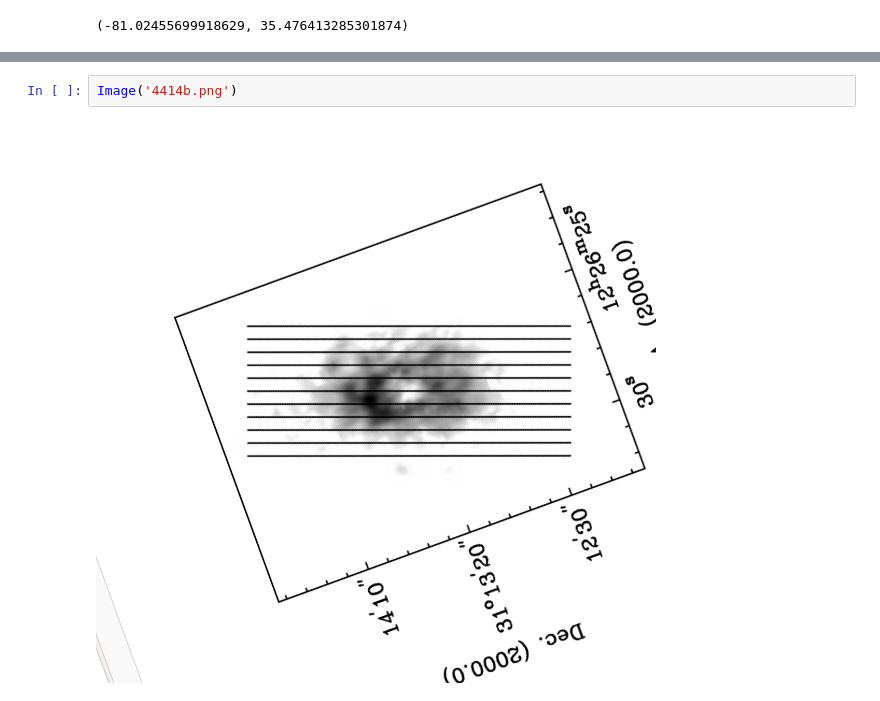
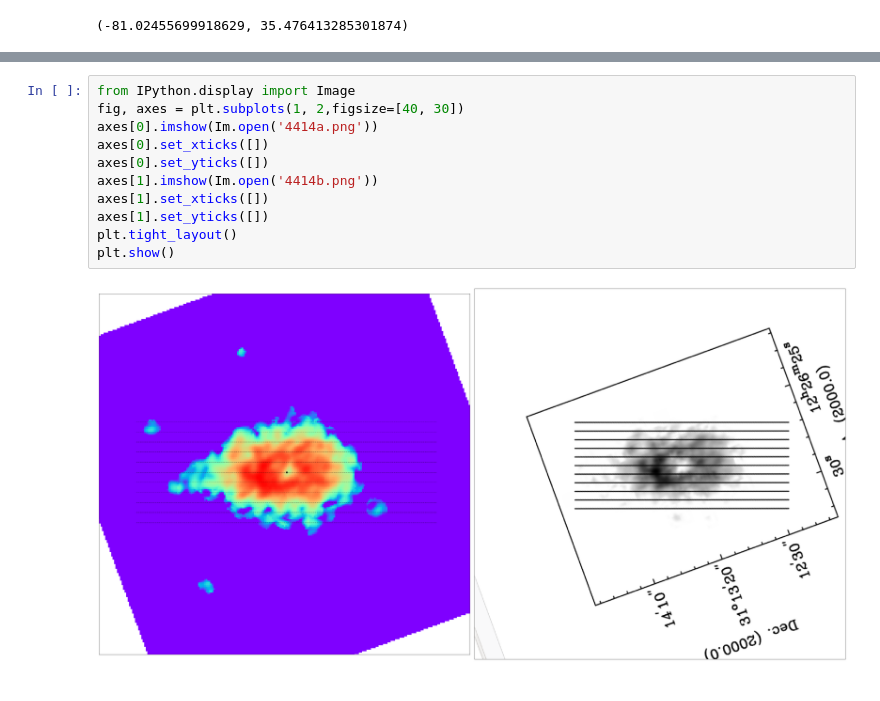
Before and after one commit to strawberryfieldss/galaxy, a Jupyter notebook: new/pyTWR-master/NGC4414.ipynb, the cells around one changed output, grey strips where cells are left out. Drawn from its saved outputs; the diff is of its cells as text.

```diff
--- a/new/pyTWR-master/NGC4414.ipynb
+++ b/new/pyTWR-master/NGC4414.ipynb
@@ -384,4 +404,13 @@ Image('4414a.png')
-# %%
-Image('4414b.png')
-# %% [output]
-[figure, removed]
+# %%
+from IPython.display import Image
+fig, axes = plt.subplots(1, 2,figsize=[40, 30])
+axes[0].imshow(Im.open('4414a.png'))
+axes[0].set_xticks([])
+axes[0].set_yticks([])
+axes[1].imshow(Im.open('4414b.png'))
+axes[1].set_xticks([])
+axes[1].set_yticks([])
+plt.tight_layout()
+plt.show()
+# %% [output]
+[figure, added]
```
Also changed, not shown: parts of 3 cells of this notebook.
